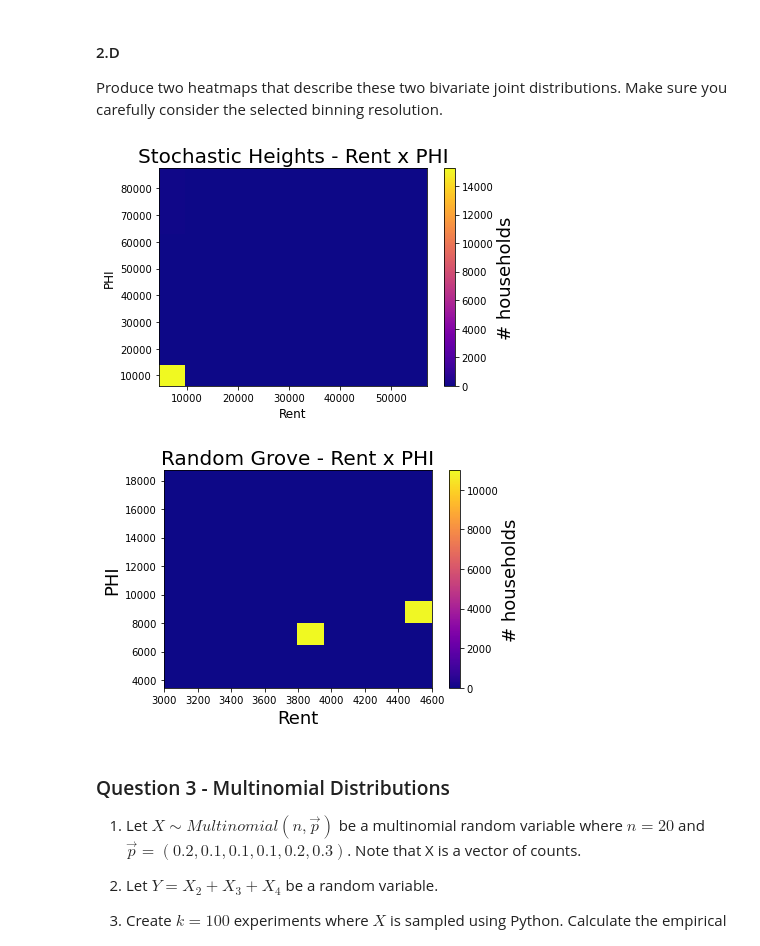
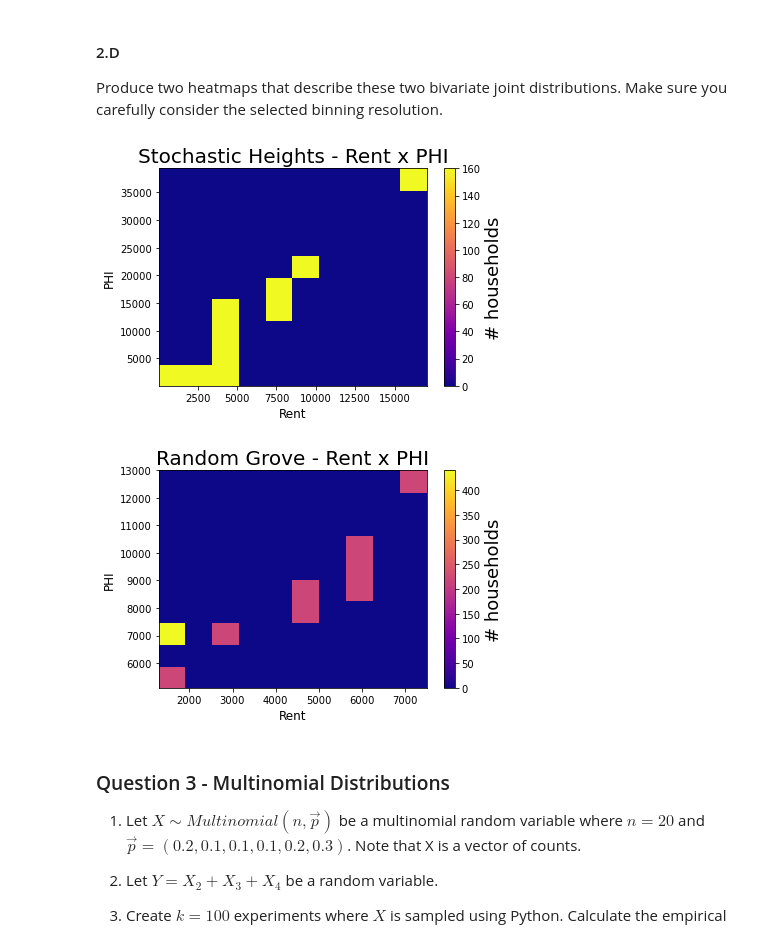
Before and after one commit to leeaz97/SatisticsIDC, a Jupyter notebook: HW1.ipynb, the cells around one changed output. Drawn from its saved outputs; the diff is of its cells as text; code cells hidden in the pictures.

```diff
--- a/HW1.ipynb
+++ b/HW1.ipynb
@@ -302,0 +314,7 @@ Stats for Random Grove PHI: population=22000, mean_rent=8500.0, median_rent=8000
+# %%
+RG = np.resize([1300, 1400, 1900, 2700, 4500, 4700, 5900, 6000, 6100, 7500], 2200)
+print(f'Stats for RG: population=2200, mean_rent={RG.mean()}, '
+              f'median_rent={np.median(RG)}, iqr_rent={stats.iqr(RG)},var={RG.var()}')
+RG_PHI = np.resize([5100, 7200, 7300, 7400, 7500, 8500, 9000, 9500, 10500, 13000], 2200)
+print(f'Stats for RG_PHI: population=2200, mean_rent={RG_PHI.mean()}, '
+              f'median_rent={np.median(RG_PHI)}, iqr_rent={stats.iqr(RG_PHI)},var={RG_PHI.var()}')
@@ -311,7 +332,7 @@ Stats for Random Grove: covariance=89.48195004273812
 Produce two heatmaps that describe these two bivariate joint distributions. Make sure you carefully consider the selected binning resolution.
 # %%
 #heatmap SH
-plt.hist2d(SH, SH_PHI, cmap='plasma')
+plt.hist2d(SH,SH_PHI,bins=10,cmap='plasma')
 cb = plt.colorbar()
 cb.set_label('# households', fontsize=18)
 plt.title("Stochastic Heights - Rent x PHI", fontsize=20)
@@ -319,19 +340,19 @@ plt.xlabel('Rent', fontsize=12)
 plt.ylabel('PHI', fontsize=12)
 plt.show()
 # %% [output]
-[figure, old version]
+[figure, new version]
 # %%
 #heatmap RG
 #heatmap
-plt.hist2d(RG, RG_PHI, cmap='plasma')
+plt.hist2d(RG,RG_PHI,bins=10,cmap='plasma')
 cb = plt.colorbar()
 cb.set_label('# households', fontsize=18)
 plt.title("Random Grove - Rent x PHI", fontsize=20)
-plt.xlabel('Rent', fontsize=18)
-plt.ylabel('PHI', fontsize=18)
+plt.xlabel('Rent', fontsize=12)
+plt.ylabel('PHI', fontsize=12)
 plt.show()
 # %% [output]
-[figure, old version]
+[figure, new version]
 # %% [markdown]
 ### Question 3 - Multinomial Distributions
 
```
Also changed, not shown: parts of 12 cells of this notebook.
